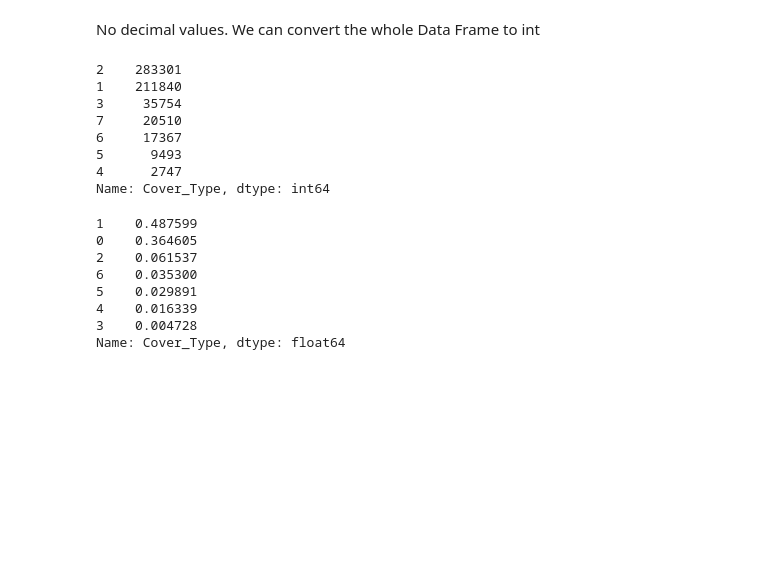
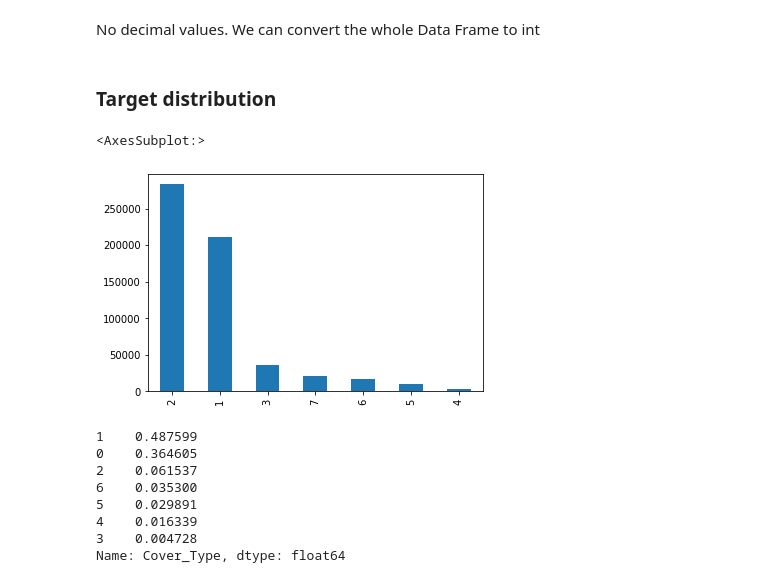
Before and after one commit to krisograbek/comet, a Jupyter notebook: testing/covtype.ipynb, the cells around one changed output. Drawn from its saved outputs; the diff is of its cells as text; code cells hidden in the pictures; blank space fills up the shorter version.

```diff
--- a/testing/covtype.ipynb
+++ b/testing/covtype.ipynb
@@ -117,15 +115,11 @@ data = data.astype("int32")
 # data.dtypes
+# %% [markdown]
+### Target distribution
 # %%
-target.value_counts()
+target.value_counts().plot(kind='bar')
 # %% [output]
-2    283301
-1    211840
-3     35754
-7     20510
-6     17367
-5      9493
-4      2747
-Name: Cover_Type, dtype: int64
+<AxesSubplot:>
+[figure, added]
 # %%
 # convert target values to range[0, 6]
 min_val = target.min()
```
Also changed, not shown: parts of 22 cells of this notebook, 3 other files.
